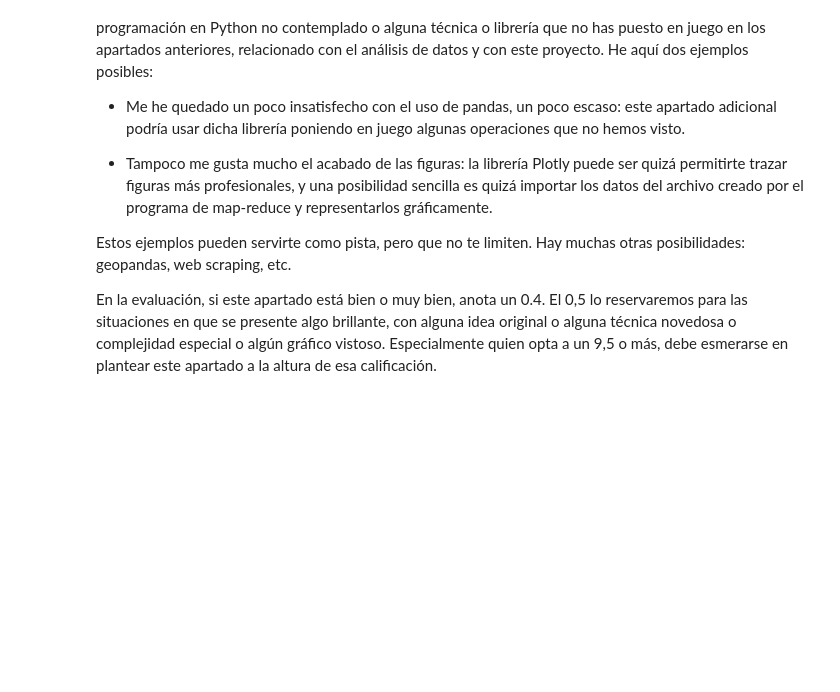
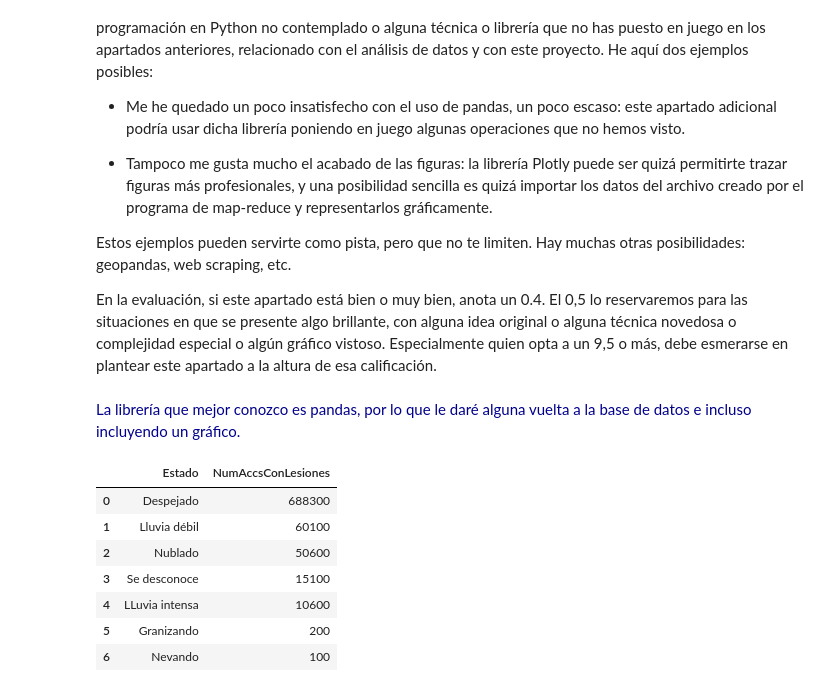
Before and after one commit to esterfb3397/programing-python, a Jupyter notebook: accidentes_en_madrid_esther.ipynb, the cells around one changed output. Drawn from its saved outputs; the diff is of its cells as text; code cells hidden in the pictures; blank space fills up the shorter version.

```diff
--- a/accidentes_en_madrid_esther.ipynb
+++ b/accidentes_en_madrid_esther.ipynb
@@ -1139,0 +1120,8 @@ En la evaluación, si este apartado está bien o muy bien, anota un 0.4. El 0,5
+# %% [markdown]
+<font color="darkblue">
+La librería que mejor conozco es pandas, por lo que le daré alguna vuelta a la base de datos e incluso incluyendo un gráfico.
+# %%
+# ¿Con qué estado meteorológico hay más accidentes?
+df = pd.read_table("2020_Accidentalidad.csv",header = 0,sep = ";",encoding = "iso-8859-1",na_values=' ')
+df = df.iloc[:,[7,12]]
+#Reutilizamos el código anterior para tratar la lesividad
@@ -1139,0 +1138,11 @@ En la evaluación, si este apartado está bien o muy bien, anota un 0.4. El 0,5
+# %%
+df_parte1
+# %% [output]
+|  | Estado | NumAccsConLesiones |
+| 0 | Despejado | 688300 |
+| 1 | Lluvia débil | 60100 |
+| 2 | Nublado | 50600 |
+| 3 | Se desconoce | 15100 |
+| 4 | LLuvia intensa | 10600 |
+| 5 | Granizando | 200 |
+| 6 | Nevando | 100 |
```
Also changed, not shown: parts of 11 cells of this notebook.
